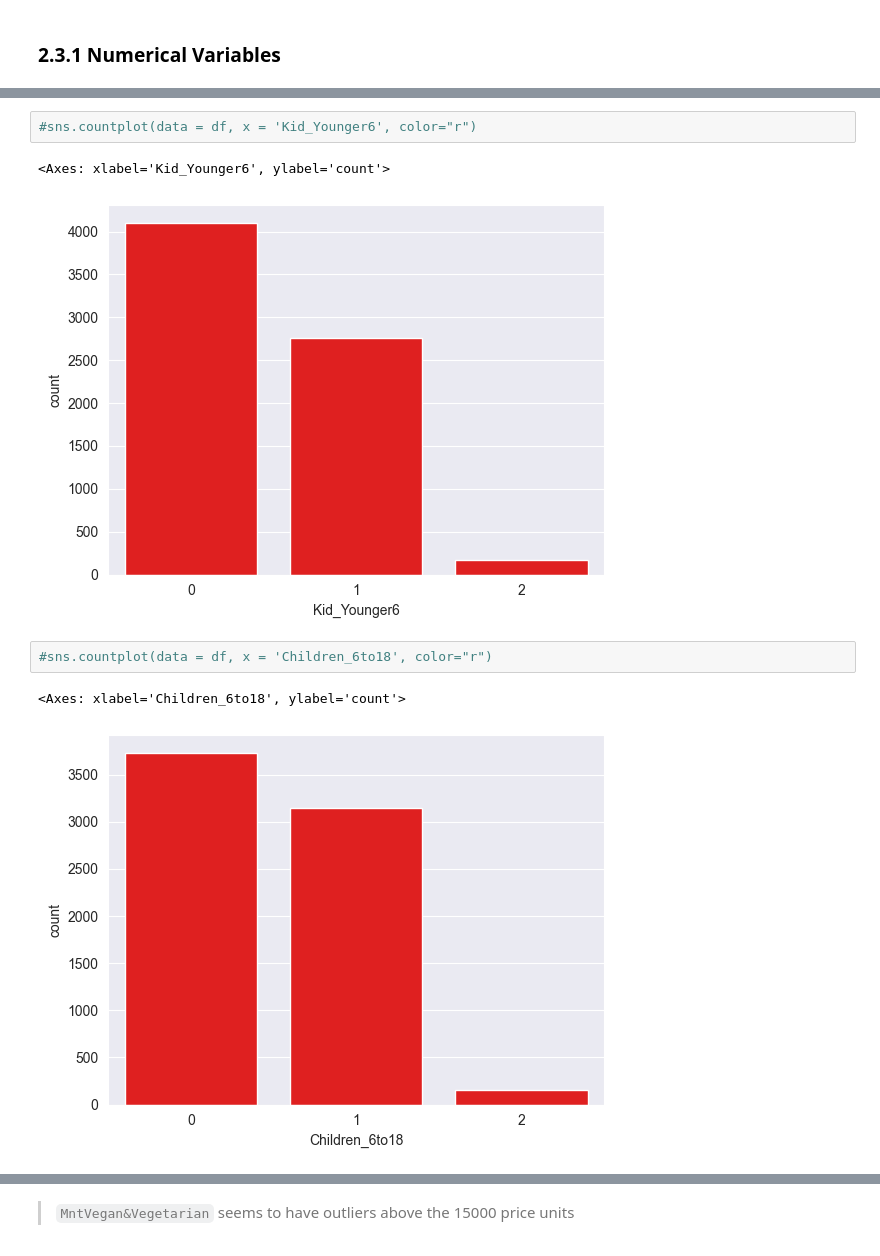
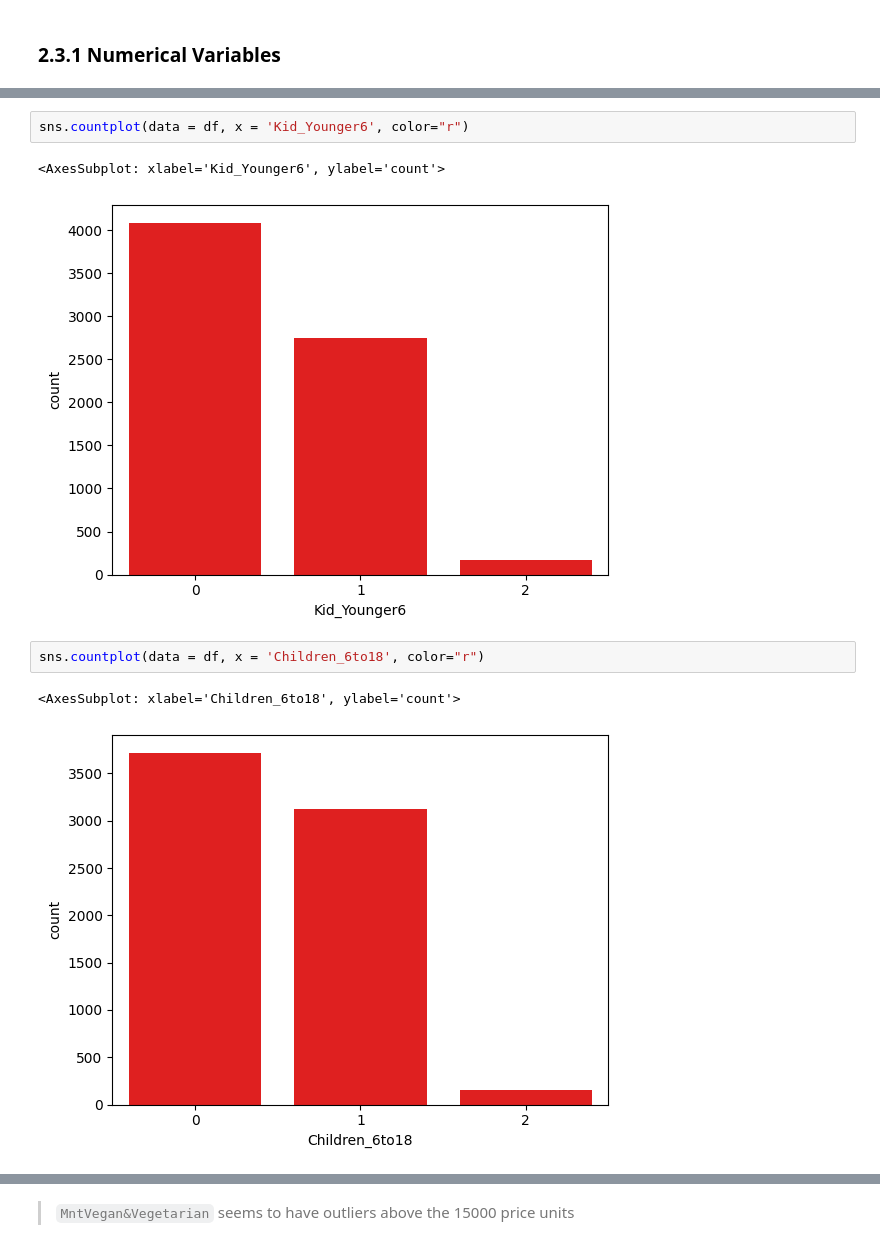
Before and after one commit to MikeOlhao/DSML_projeto, a Jupyter notebook: DSML_202223_Clusters_Group09_Notebook.ipynb, the cells around one changed output, grey strips where cells are left out. Saved outputs shown, nothing was run; the diff lists cells and outputs as text.

```diff
--- a/DSML_202223_Clusters_Group09_Notebook.ipynb
+++ b/DSML_202223_Clusters_Group09_Notebook.ipynb
@@ -332,13 +329,13 @@ sns.histplot(data = df, x = 'Birthyear', color="r")
 # %%
-#sns.countplot(data = df, x = 'Kid_Younger6', color="r")
+sns.countplot(data = df, x = 'Kid_Younger6', color="r")
 # %% [output]
-<Axes: xlabel='Kid_Younger6', ylabel='count'>
+<AxesSubplot: xlabel='Kid_Younger6', ylabel='count'>
-[figure, old version]
+[figure, new version]
 # %%
-#sns.countplot(data = df, x = 'Children_6to18', color="r")
+sns.countplot(data = df, x = 'Children_6to18', color="r")
 # %% [output]
-<Axes: xlabel='Children_6to18', ylabel='count'>
+<AxesSubplot: xlabel='Children_6to18', ylabel='count'>
-[figure, old version]
+[figure, new version]
 # %%
 sns.histplot(data = df, x = 'Recency', color="r")
 # %% [output]
```
Also changed, not shown: parts of 25 cells of this notebook, 1 other file.
